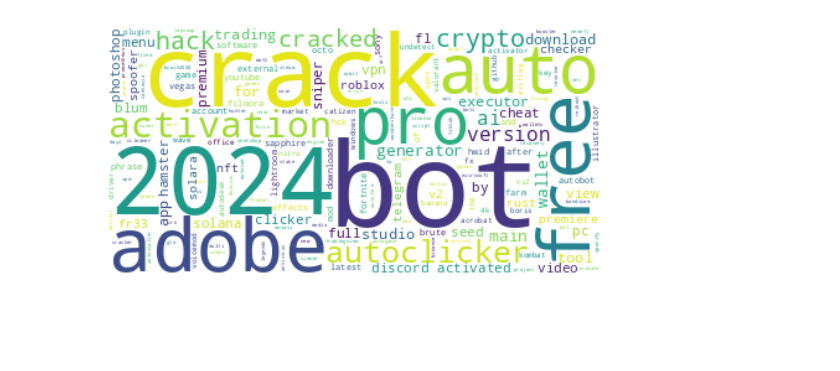
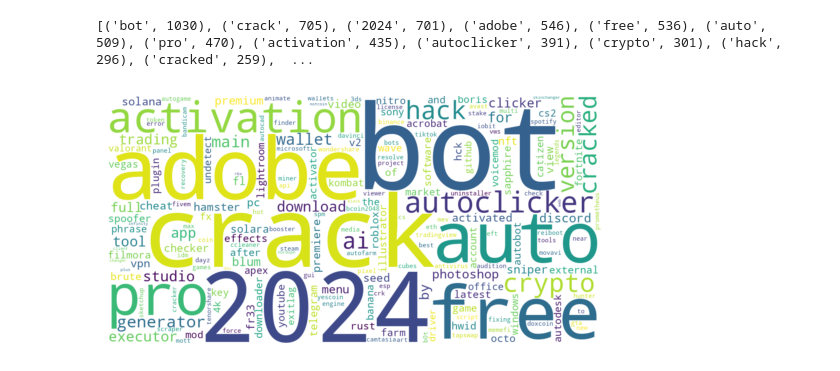
Before and after one commit to hehao98/StarScout, a Jupyter notebook: rq2-domain.ipynb, the cells around one changed output. Drawn from its saved outputs; the diff is of its cells as text; code cells hidden in the pictures; blank space fills up the shorter version.

```diff
--- a/rq2-domain.ipynb
+++ b/rq2-domain.ipynb
@@ -54,7 +55,12 @@ sorted(word_freq.items(), key=lambda x: x[1], reverse=True)[:20]
 # %%
-wordcloud = WordCloud(background_color="white").generate_from_frequencies(word_freq)
-plt.imshow(wordcloud, interpolation='bilinear')
+word_freq, text_corpora = get_corpus(repos_with_campaign)
+print(sorted(word_freq.items(), key=lambda x: x[1], reverse=True)[:20])
+wordcloud = WordCloud(
+    width=1200, height=600, background_color="white", colormap="viridis"
+).generate_from_frequencies(word_freq)
+plt.imshow(wordcloud, interpolation="bilinear")
 plt.axis("off")
-plt.savefig("plots/wordcloud.pdf")
+plt.savefig("plots/wordcloud.pdf", bbox_inches="tight")
 # %% [output]
+[('bot', 1030), ('crack', 705), ('2024', 701), ('adobe', 546), ('free', 536), ('auto', 509), ('pro', 470), ('activation', 435), ('autoclicker', 391), ('crypto', 301), ('hack', 296), ('cracked', 259),  ...
-[figure, old version]
+[figure, new version]
```
Also changed, not shown: parts of 9 cells of this notebook, 7 other files.
